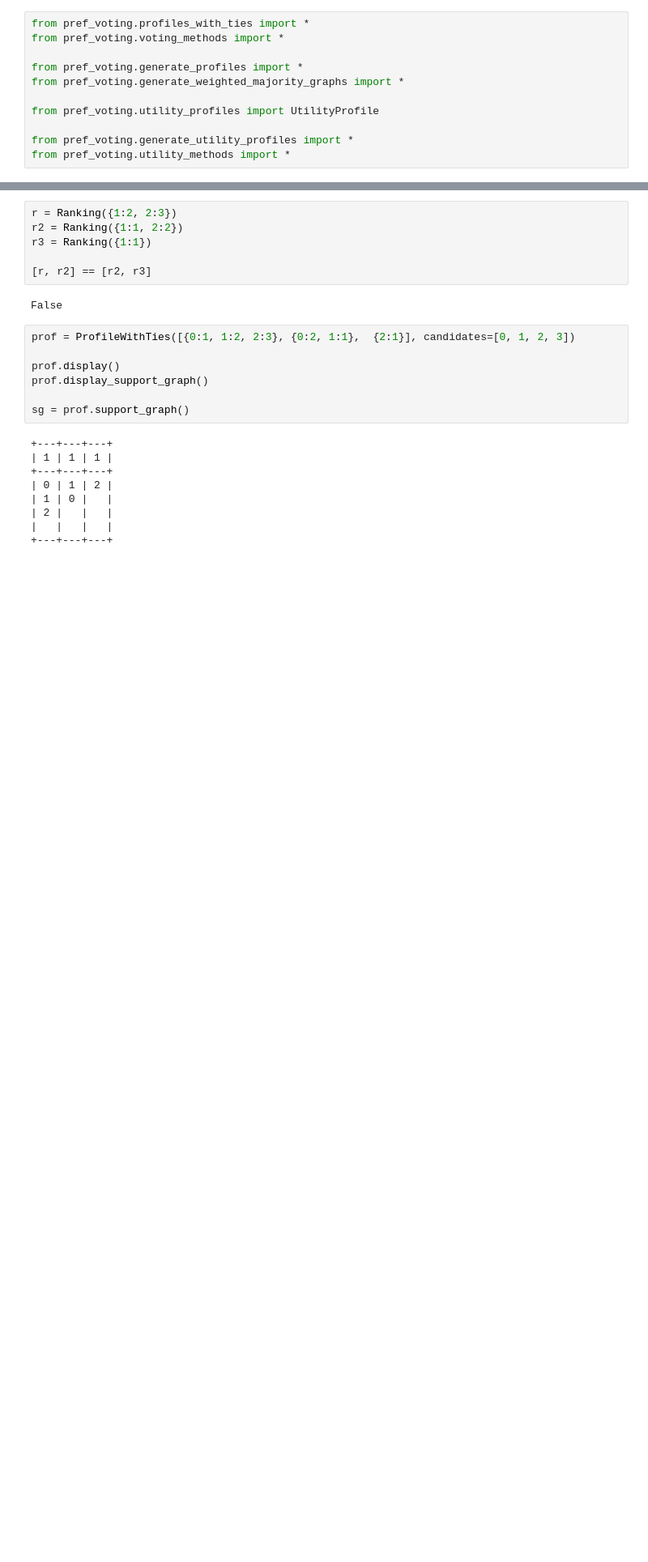
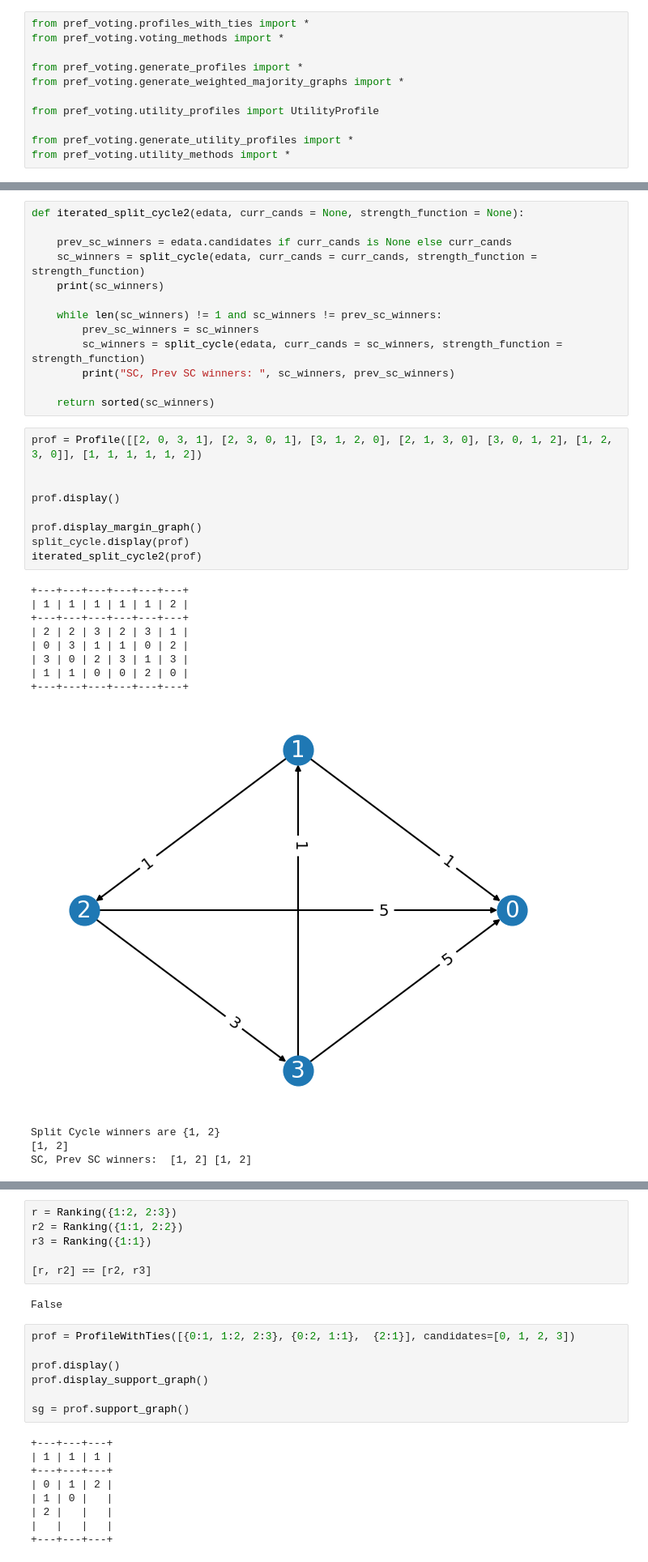
Before and after one commit to voting-tools/pref_voting, a Jupyter notebook: test.ipynb, the cells around one changed output, grey strips where cells are left out. Shown at 81% size. Saved outputs shown, nothing was run; the diff lists cells and outputs as text; blank space fills up the shorter version.

```diff
--- a/test.ipynb
+++ b/test.ipynb
@@ -61,0 +101,35 @@ x[0]
+# %%
+def iterated_split_cycle2(edata, curr_cands = None, strength_function = None):
+
+    prev_sc_winners = edata.candidates if curr_cands is None else curr_cands
+    sc_winners = split_cycle(edata, curr_cands = curr_cands, strength_function = strength_function)
+    print(sc_winners)
+
+    while len(sc_winners) != 1 and sc_winners != prev_sc_winners:
+        prev_sc_winners = sc_winners
+        sc_winners = split_cycle(edata, curr_cands = sc_winners, strength_function = strength_function)
+        print("SC, Prev SC winners: ", sc_winners, prev_sc_winners)
+
+    return sorted(sc_winners)
+# %%
+prof = Profile([[2, 0, 3, 1], [2, 3, 0, 1], [3, 1, 2, 0], [2, 1, 3, 0], [3, 0, 1, 2], [1, 2, 3, 0]], [1, 1, 1, 1, 1, 2])
+
+
+prof.display()
+
+prof.display_margin_graph()
+split_cycle.display(prof)
+iterated_split_cycle2(prof)
+# %% [output]
++---+---+---+---+---+---+
+| 1 | 1 | 1 | 1 | 1 | 2 |
++---+---+---+---+---+---+
+| 2 | 2 | 3 | 2 | 3 | 1 |
+| 0 | 3 | 1 | 1 | 0 | 2 |
+| 3 | 0 | 2 | 3 | 1 | 3 |
+| 1 | 1 | 0 | 0 | 2 | 0 |
++---+---+---+---+---+---+
+[figure, added]
+Split Cycle winners are {1, 2}
+[1, 2]
+SC, Prev SC winners:  [1, 2] [1, 2]
```
Also changed, not shown: parts of 4 cells of this notebook, 4 other files.
